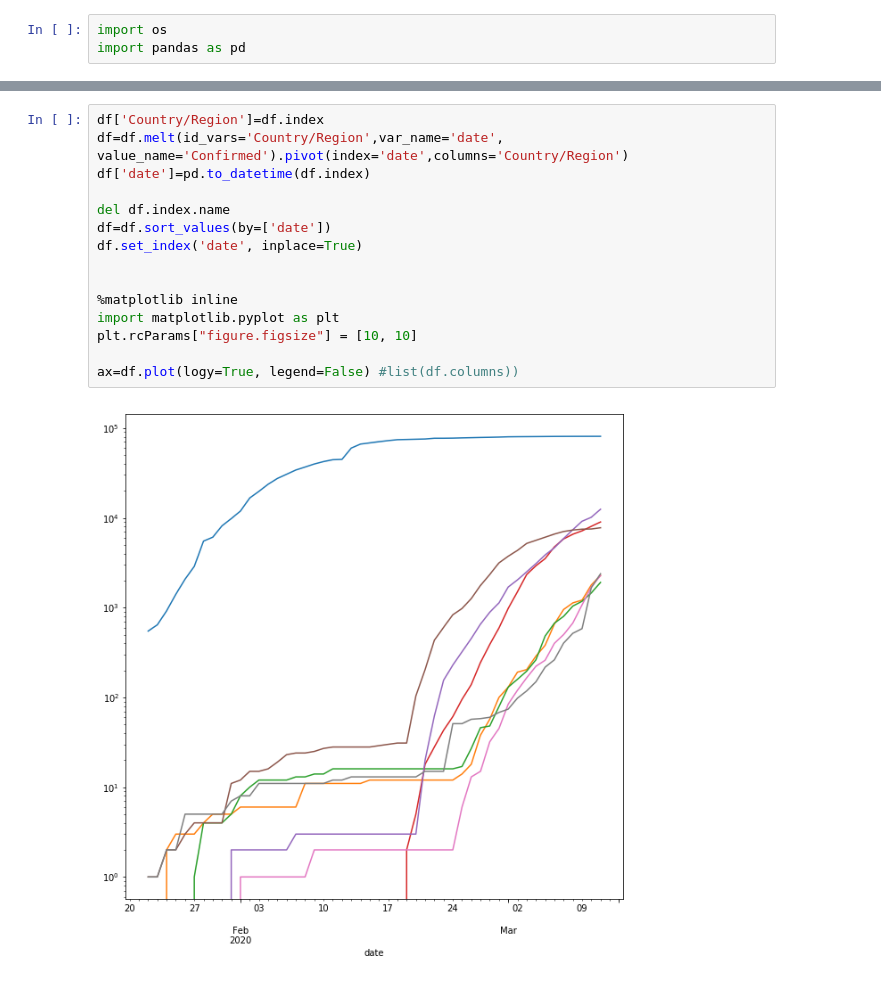
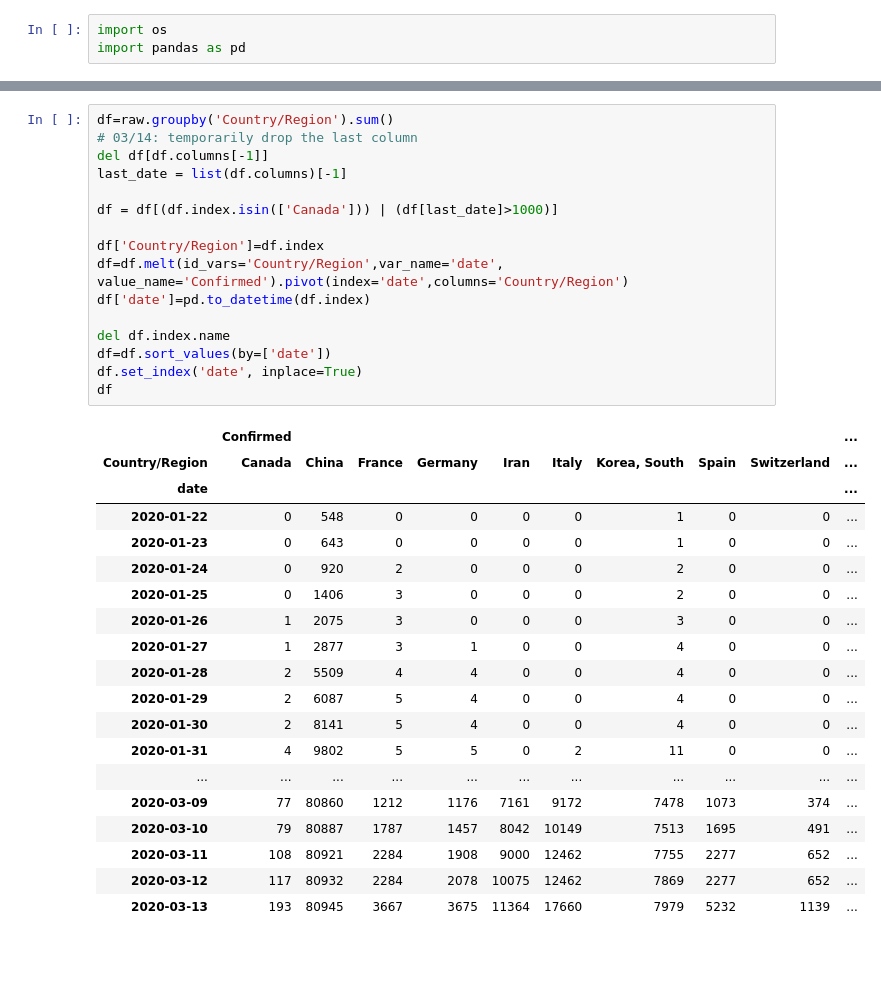
Before and after one commit to simra/COVID-19, a Jupyter notebook: notebooks/COVID-19 Plots.ipynb, the cells around one changed output, grey strips where cells are left out. Saved outputs shown, nothing was run; the diff lists cells and outputs as text; blank space fills up the shorter version.

```diff
--- a/notebooks/COVID-19 Plots.ipynb
+++ b/notebooks/COVID-19 Plots.ipynb
@@ -17,17 +32,36 @@ df = df[df[last_date]>1000]
 # %%
+df=raw.groupby('Country/Region').sum()
+# 03/14: temporarily drop the last column
+del df[df.columns[-1]]
+last_date = list(df.columns)[-1]
+
+df = df[(df.index.isin(['Canada'])) | (df[last_date]>1000)]
+
 df['Country/Region']=df.index
 df=df.melt(id_vars='Country/Region',var_name='date', value_name='Confirmed').pivot(index='date',columns='Country/Region')
 df['date']=pd.to_datetime(df.index)
 
 del df.index.name
 df=df.sort_values(by=['date'])
 df.set_index('date', inplace=True)
-
-
-%matplotlib inline
-import matplotlib.pyplot as plt
-plt.rcParams["figure.figsize"] = [10, 10]
-
-ax=df.plot(logy=True, legend=False) #list(df.columns))
+df
 # %% [output]
-[figure, removed]
+|  | Confirmed |  |  |  |  |  |  |  |  | ... |
+| Country/Region | Canada | China | France | Germany | Iran | Italy | Korea, South | Spain | Switzerland | ... |
+| date |  |  |  |  |  |  |  |  |  | ... |
+| 2020-01-22 | 0 | 548 | 0 | 0 | 0 | 0 | 1 | 0 | 0 | ... |
+| 2020-01-23 | 0 | 643 | 0 | 0 | 0 | 0 | 1 | 0 | 0 | ... |
+| 2020-01-24 | 0 | 920 | 2 | 0 | 0 | 0 | 2 | 0 | 0 | ... |
+| 2020-01-25 | 0 | 1406 | 3 | 0 | 0 | 0 | 2 | 0 | 0 | ... |
+| 2020-01-26 | 1 | 2075 | 3 | 0 | 0 | 0 | 3 | 0 | 0 | ... |
+| 2020-01-27 | 1 | 2877 | 3 | 1 | 0 | 0 | 4 | 0 | 0 | ... |
+| 2020-01-28 | 2 | 5509 | 4 | 4 | 0 | 0 | 4 | 0 | 0 | ... |
+| 2020-01-29 | 2 | 6087 | 5 | 4 | 0 | 0 | 4 | 0 | 0 | ... |
+| 2020-01-30 | 2 | 8141 | 5 | 4 | 0 | 0 | 4 | 0 | 0 | ... |
+| 2020-01-31 | 4 | 9802 | 5 | 5 | 0 | 2 | 11 | 0 | 0 | ... |
+| ... | ... | ... | ... | ... | ... | ... | ... | ... | ... | ... |
+| 2020-03-09 | 77 | 80860 | 1212 | 1176 | 7161 | 9172 | 7478 | 1073 | 374 | ... |
+| 2020-03-10 | 79 | 80887 | 1787 | 1457 | 8042 | 10149 | 7513 | 1695 | 491 | ... |
+| 2020-03-11 | 108 | 80921 | 2284 | 1908 | 9000 | 12462 | 7755 | 2277 | 652 | ... |
+| 2020-03-12 | 117 | 80932 | 2284 | 2078 | 10075 | 12462 | 7869 | 2277 | 652 | ... |
+| 2020-03-13 | 193 | 80945 | 3667 | 3675 | 11364 | 17660 | 7979 | 5232 | 1139 | ... |
```
Also changed, not shown: parts of 11 cells of this notebook, 3 other files.
